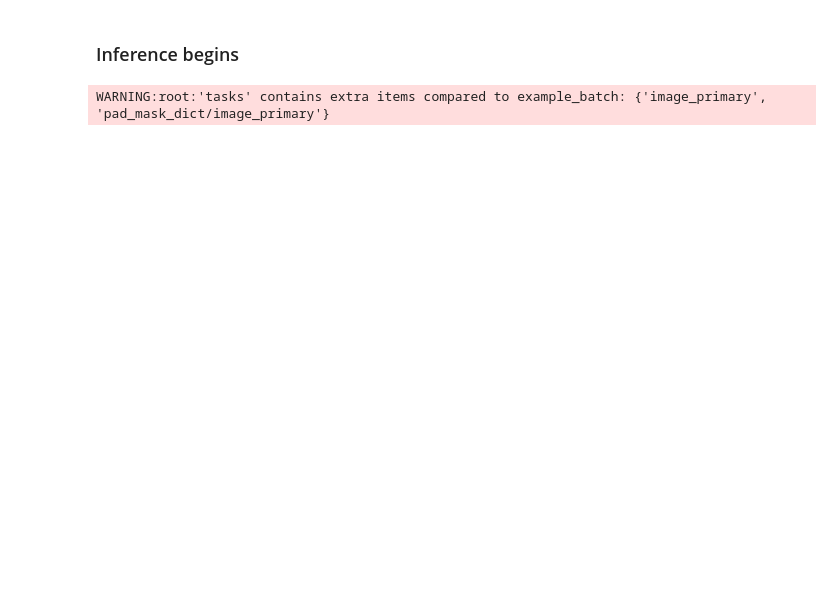
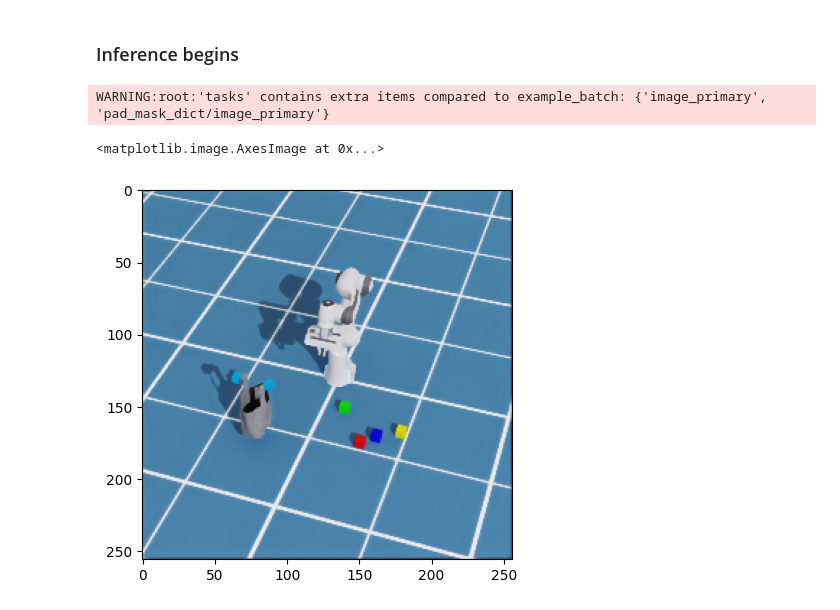
Before and after one commit to AlmasShintemirov/franka_pick_up_bag, a Jupyter notebook: examples/online_inference.ipynb, the cells around one changed output. Drawn from its saved outputs; the diff is of its cells as text; code cells hidden in the pictures; blank space fills up the shorter version.

```diff
--- a/examples/online_inference.ipynb
+++ b/examples/online_inference.ipynb
@@ -63,18 +78,25 @@ publisher = node.create_publisher(Float32MultiArray, 'online_eff_topic', 10)
 pub_msg = Float32MultiArray()
 # %%
 # collect predicted and true actions
-pred_actions= []
-# true_actions = steps[:]['action']
-window = 2
-input_images_stack = [np.zeros((256, 256, 3)) for _ in range(window-1)]
-input_images_wrist_stack = [np.zeros((512, 512, 3)) for _ in range(window-1)]
+pred_delta_actions= []
+window = 1
+input_images_stack = [np.zeros((256, 256, 3)) for _ in range(window)]
+input_images_wrist_stack = [np.zeros((256, 256, 3)) for _ in range(window)]
 
-input_images = get_observation(node, Image, '/Camera_rgb', (256, 256, 3))
-input_images_wrist = get_observation(node, Image, '/Camera_wrist_rgb', (512, 512, 3))
-input_images_stack.append(input_images)
-input_images_wrist_stack.append(input_images_wrist)
+input_images = get_observation(node, Image, '/Camera_rgb')
+input_images_wrist = get_observation(node, Image, '/Camera_wrist_rgb')
 
-# cur_eff = np.array([0.26, 0.0, 0.4])
+## initialize the stack with the first image
+# input_images = images[0]
+# input_images_wrist = images_wrist[0]
+
+# input_images_stack = [input_images]
+# input_images_wrist_stack = [input_images_wrist]
+# %%
+plt.imshow(input_images)
+# %% [output]
+<matplotlib.image.AxesImage at 0x...>
+[figure, added]
 # %%
 async def publish_efforts(pub_msg, trigger):
     input_images, input_images_wrist = None, None
```
Also changed, not shown: parts of 11 cells of this notebook, 14 other files.
